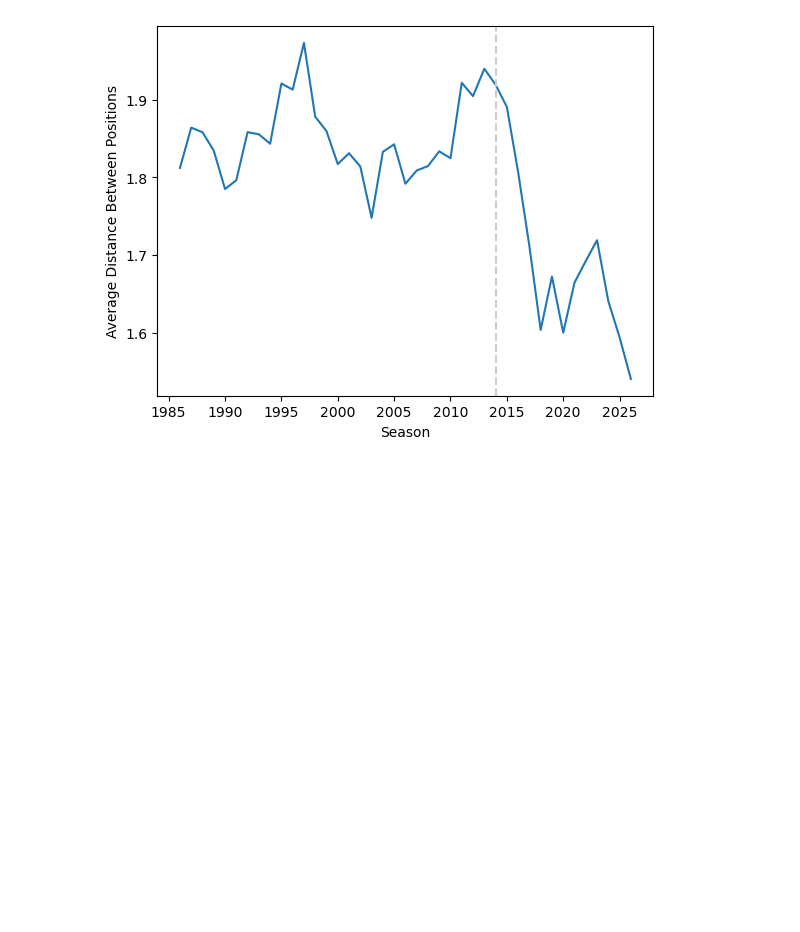
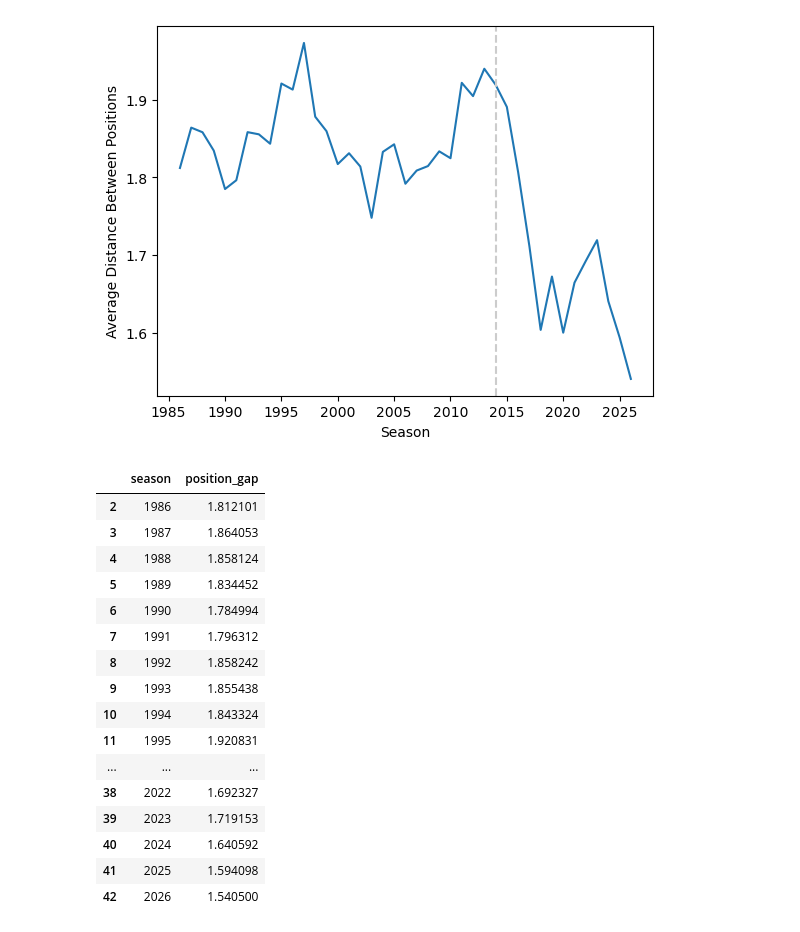
Before and after one commit to vedanttapiavala/positionless-NBA-analytics, a Jupyter notebook: code/019_change_point_euclidean.ipynb, the cells around one changed output. Cells and saved outputs as stored; diff of their text form; code cells hidden in the pictures; blank space fills up the shorter version.

Commit message:
Print Position Homogeneity By Season

```diff
--- a/code/019_change_point_euclidean.ipynb
+++ b/code/019_change_point_euclidean.ipynb
@@ -107,3 +112,23 @@ fig = plt.gcf()
 fig.savefig('../output/Figures/Position Homogeneity Over Time.svg')
 # %% [output]
 [figure]
+# %%
+gap_by_season
+# %% [output]
+|  | season | position_gap |
+| 2 | 1986 | 1.812101 |
+| 3 | 1987 | 1.864053 |
+| 4 | 1988 | 1.858124 |
+| 5 | 1989 | 1.834452 |
+| 6 | 1990 | 1.784994 |
+| 7 | 1991 | 1.796312 |
+| 8 | 1992 | 1.858242 |
+| 9 | 1993 | 1.855438 |
+| 10 | 1994 | 1.843324 |
+| 11 | 1995 | 1.920831 |
+| ... | ... | ... |
+| 38 | 2022 | 1.692327 |
+| 39 | 2023 | 1.719153 |
+| 40 | 2024 | 1.640592 |
+| 41 | 2025 | 1.594098 |
+| 42 | 2026 | 1.540500 |
```
Also changed, not shown: parts of 2 cells of this notebook, 2 other files.
